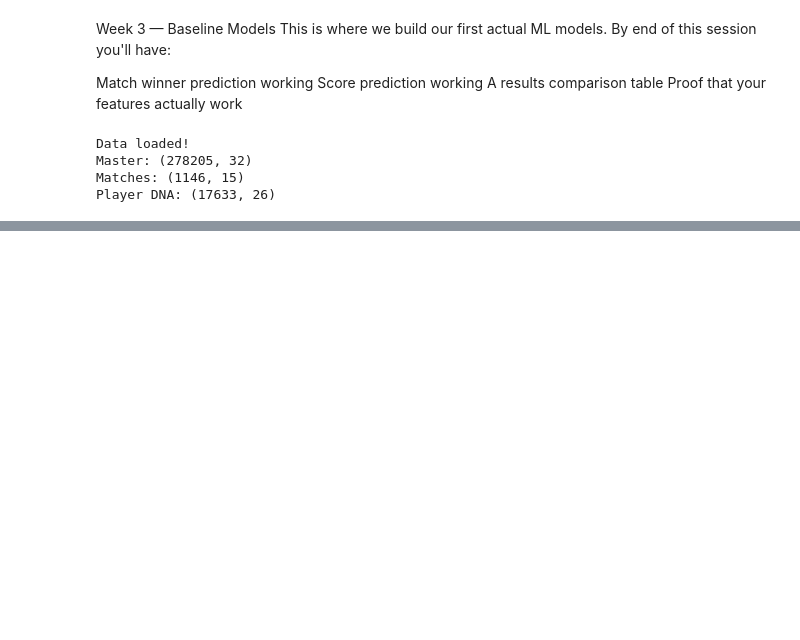
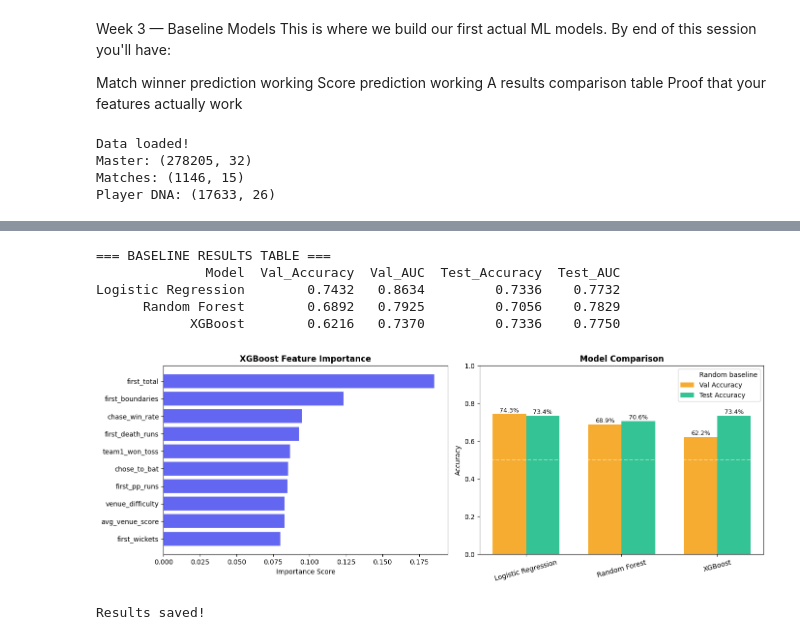
Before and after one commit to TanishqKhurana/ipl-match-prediction, a Jupyter notebook: notebooks/03_baseline_models.ipynb, the cells around one changed output, grey strips where cells are left out. Saved outputs shown, nothing was run; the diff lists cells and outputs as text; code cells hidden in the pictures; blank space fills up the shorter version.

```diff
--- a/notebooks/03_baseline_models.ipynb
+++ b/notebooks/03_baseline_models.ipynb
@@ -41,0 +265,60 @@ Player DNA: (17633, 26)
+# %%
+# Results summary table
+results = pd.DataFrame({
+    'Model': ['Logistic Regression', 'Random Forest', 'XGBoost'],
+    'Val_Accuracy': [lr_val_acc, rf_val_acc, xgb_val_acc],
+    'Val_AUC': [lr_val_auc, rf_val_auc, xgb_val_auc],
+    'Test_Accuracy': [lr_test_acc, rf_test_acc, xgb_test_acc],
+    'Test_AUC': [lr_test_auc, rf_test_auc, xgb_test_auc],
+})
+results = results.round(4)
+print("=== BASELINE RESULTS TABLE ===")
+print(results.to_string(index=False))
+
+# Feature importance from XGBoost
+fig, axes = plt.subplots(1, 2, figsize=(14, 5))
+
+# Plot 1: Feature importance
+importance = pd.DataFrame({
+    'feature': feature_cols,
+    'importance': xgb_model.feature_importances_
+}).sort_values('importance', ascending=True)
+
+axes[0].barh(importance['feature'], importance['importance'],
+             color='#6366F1', edgecolor='white', linewidth=0.3)
+axes[0].set_title('XGBoost Feature Importance', fontweight='bold')
+axes[0].set_xlabel('Importance Score')
+
+# Plot 2: Model comparison
+models = results['Model']
+x = np.arange(len(models))
+width = 0.35
+
+axes[1].bar(x - width/2, results['Val_Accuracy'], width,
+            label='Val Accuracy', color='#F59E0B', alpha=0.85)
+axes[1].bar(x + width/2, results['Test_Accuracy'], width,
+            label='Test Accuracy', color='#10B981', alpha=0.85)
+axes[1].axhline(0.5, color='white', linestyle='--', alpha=0.4, label='Random baseline')
+axes[1].set_xticks(x)
+axes[1].set_xticklabels(models, rotation=15)
+axes[1].set_ylabel('Accuracy')
+axes[1].set_ylim(0, 1)
+axes[1].set_title('Model Comparison', fontweight='bold')
+axes[1].legend()
+
+for i, (v, t) in enumerate(zip(results['Val_Accuracy'], results['Test_Accuracy'])):
+    axes[1].text(i - width/2, v + 0.01, f'{v*100:.1f}%', ha='center', fontsize=9)
+    axes[1].text(i + width/2, t + 0.01, f'{t*100:.1f}%', ha='center', fontsize=9)
+
+plt.tight_layout()
+plt.savefig('../reports/06_baseline_results.png', dpi=150, bbox_inches='tight')
+plt.show()
+print("\nResults saved!")
+# %% [output]
+=== BASELINE RESULTS TABLE ===
+              Model  Val_Accuracy  Val_AUC  Test_Accuracy  Test_AUC
+Logistic Regression        0.7432   0.8634         0.7336    0.7732
+      Random Forest        0.6892   0.7925         0.7056    0.7829
+            XGBoost        0.6216   0.7370         0.7336    0.7750
+[figure, added]
+Results saved!
```
Also changed, not shown: parts of 7 cells of this notebook.
